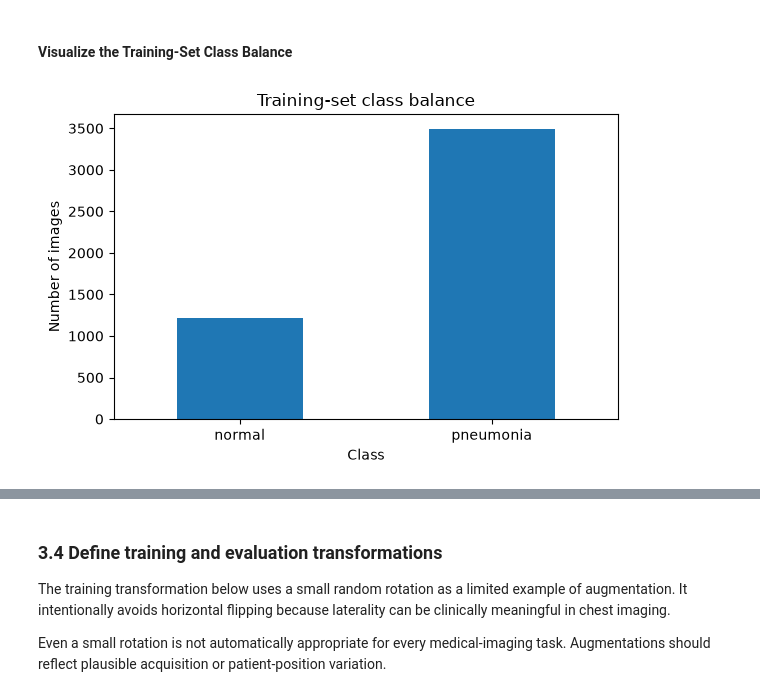
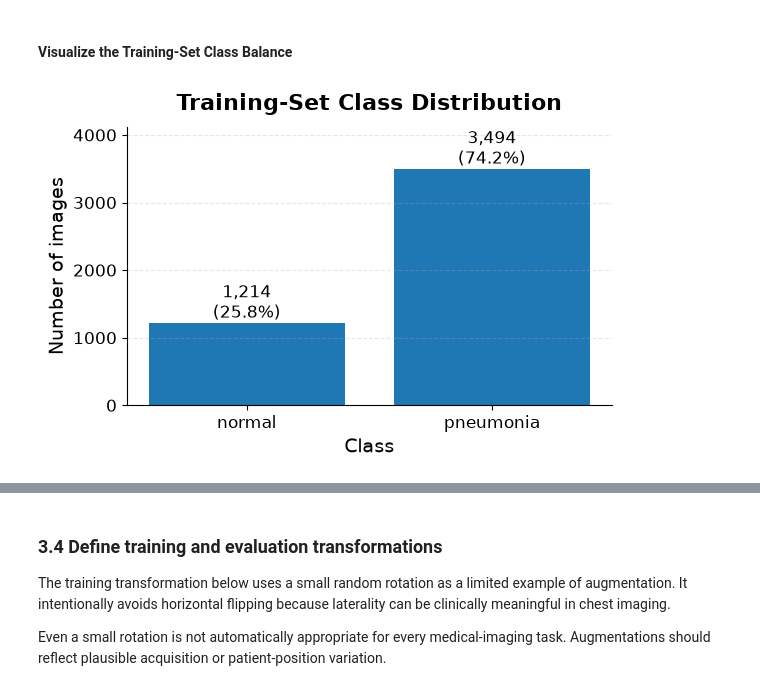
Before and after one commit to samantha-u/T-CAIREM-education-modules2, a Jupyter notebook: _build/jupyter_execute/M1S6/M1S6nb.ipynb, the cells around one changed output, grey strips where cells are left out. Saved outputs shown, nothing was run; the diff lists cells and outputs as text; code cells hidden in the pictures.

```diff
--- a/_build/jupyter_execute/M1S6/M1S6nb.ipynb
+++ b/_build/jupyter_execute/M1S6/M1S6nb.ipynb
@@ -182,6 +209,7 @@ Other frameworks may use {math}`N \times H \times W \times C`. Always inspect th
 #| label: pixel-values-output
 # Create a small synthetic grayscale image to connect pixel values,
 # array dimensions, and displayed intensity.
+
 
 example_image = np.array(
     [
@@ -195,6 +223,8 @@ example_image = np.array(
     dtype=np.uint8,
 )
 
+threshold = 150
+
 fig, axes = plt.subplots(1, 2, figsize=(9, 4))
 
 axes[0].imshow(example_image, cmap="gray", vmin=0, vmax=255)
@@ -202,16 +232,23 @@ axes[0].set_title("Displayed grayscale image")
 axes[0].axis("off")
 
 axes[1].imshow(example_image, cmap="gray", vmin=0, vmax=255)
+
 for row in range(example_image.shape[0]):
     for col in range(example_image.shape[1]):
+        value = example_image[row, col]
+
         axes[1].text(
-            col, row, str(example_image[row, col]),
-            ha="center", va="center", fontsize=8
+            col,
+            row,
+            str(value),
+            ha="center",
+            va="center",
+            color="white" if value < threshold else "black",
         )
+
 axes[1].set_title("Underlying pixel values")
 axes[1].set_xticks([])
 axes[1].set_yticks([])
 
 fig.tight_layout()
-fig
 # %% [output]
@@ -479,16 +748,55 @@ class_counts
 #### Visualize the Training-Set Class Balance
 # %%
 #| label: class-balance-output
+
 fig, ax = plt.subplots(figsize=(6, 4))
-class_counts["Count"].plot(kind="bar", ax=ax)
-ax.set_title("Training-set class balance")
+
+bars = ax.bar(
+    class_counts.index,
+    class_counts["Count"],
+)
+
+# Add count and percentage above each bar
+for bar, (_, row) in zip(bars, class_counts.iterrows()):
+    ax.text(
+        bar.get_x() + bar.get_width() / 2,
+        bar.get_height(),
+        f'{int(row["Count"]):,}\n({row["Percentage"]:.1%})',
+        ha="center",
+        va="bottom",
+    )
+
+ax.set_title(
+    "Training-Set Class Distribution",
+    fontweight="bold",
+    pad=12,
+)
+
 ax.set_xlabel("Class")
 ax.set_ylabel("Number of images")
+
 ax.tick_params(axis="x", rotation=0)
+
+# Give labels above bars some breathing room
+ax.set_ylim(
+    0,
+    class_counts["Count"].max() * 1.18,
+)
+
+# Subtle horizontal reference lines
+ax.grid(
+    axis="y",
+    linestyle="--",
+    alpha=0.3,
+)
+
+# Remove unnecessary borders
+ax.spines["top"].set_visible(False)
+ax.spines["right"].set_visible(False)
+
 fig.tight_layout()
-fig
 # %% [output]
-[figure, old version]
+[figure, new version]
 # %% [markdown]
 :::{figure} #class-balance-output
 :label: fig-class-balance
```
Also changed, not shown: parts of 39 cells of this notebook, 48 other files.
